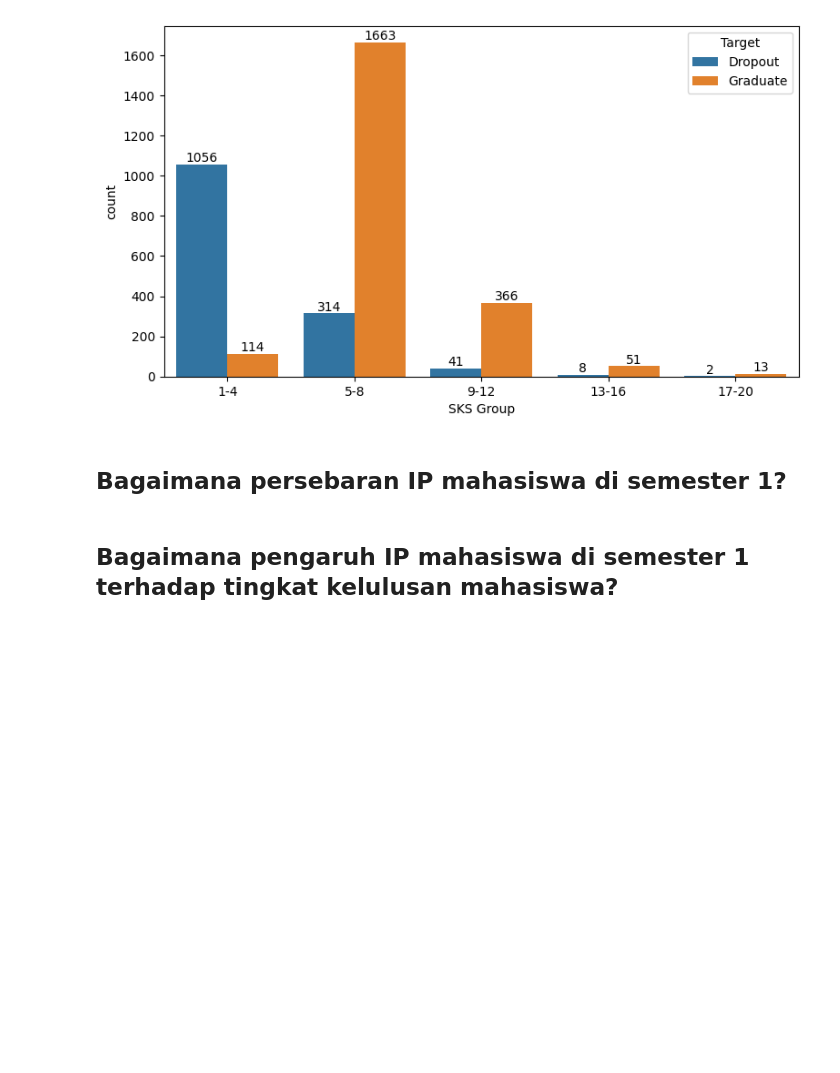
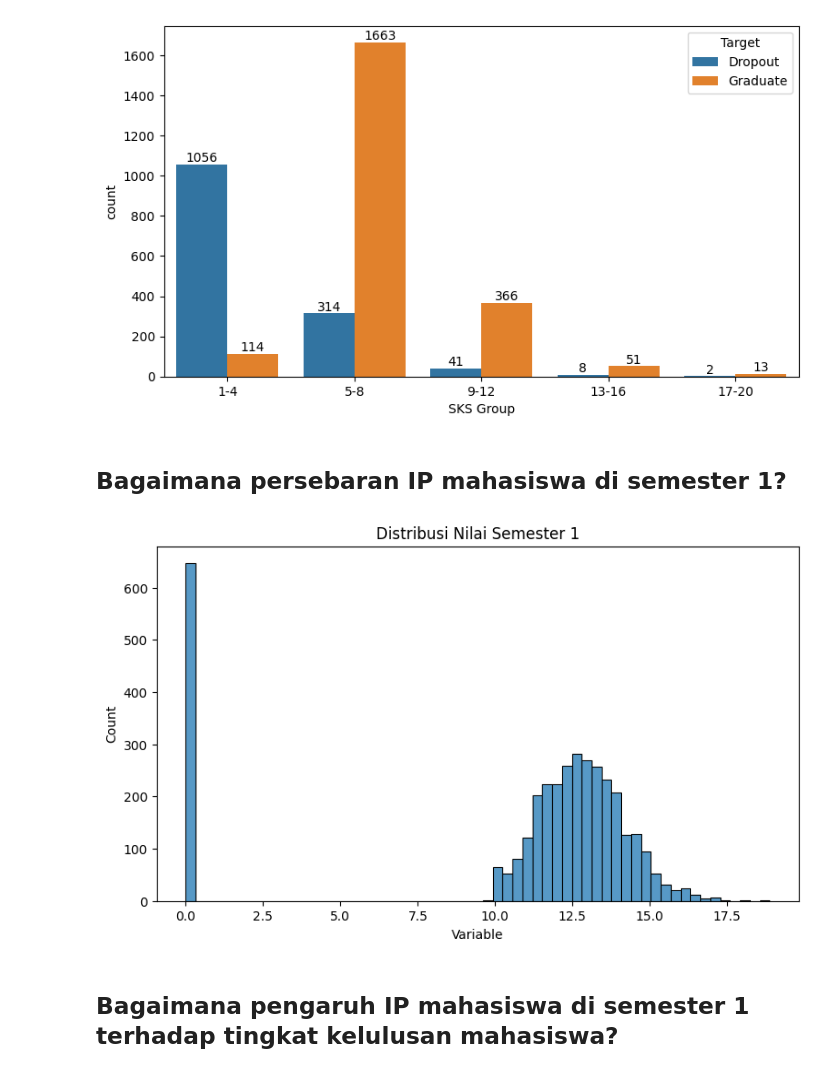
Before and after one commit to NandoAACF/Student-Dropout-Prediction, a Jupyter notebook: EDA_Notebook.ipynb, the cells around one changed output. Saved outputs shown, nothing was run; the diff lists cells and outputs as text; code cells hidden in the pictures; blank space fills up the shorter version.

```diff
--- a/EDA_Notebook.ipynb
+++ b/EDA_Notebook.ipynb
@@ -204,6 +204,21 @@ fig = px.histogram(df, x='Curricular units 1st sem (grade)', template='plotly_da
 fig.update_layout(
     font = dict(size=17,family="Franklin Gothic"))
 fig.show()
+# %%
+# Set the figure size
+plt.figure(figsize=(9, 5))
+
+# Plot the distribution using seaborn
+sns.histplot(data=df, x='Curricular units 1st sem (grade)')
+
+# Set plot title and labels
+plt.title('Distribusi Nilai Semester 1')
+plt.xlabel('Variable')
+plt.ylabel('Count')
+
+plt.show()
+# %% [output]
+[figure, added]
 # %% [markdown]
 ## **Bagaimana pengaruh IP mahasiswa di semester 1 terhadap tingkat kelulusan mahasiswa?**
 # %%
```
Also changed, not shown: parts of 6 cells of this notebook, 4 other files.
